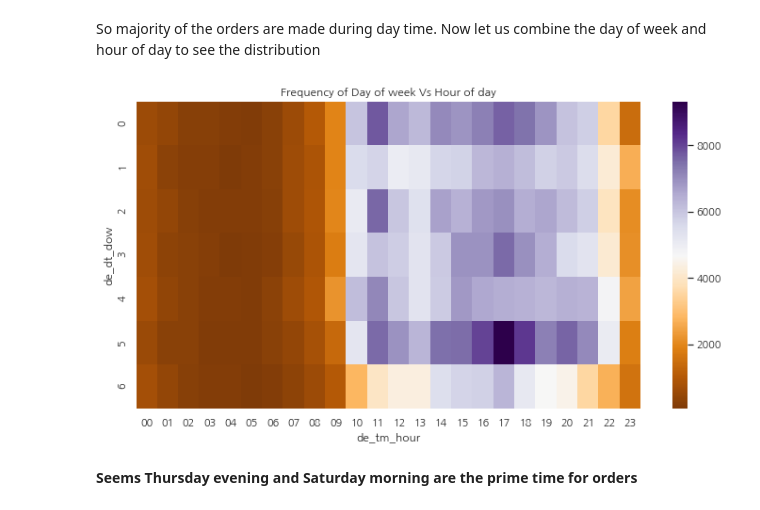
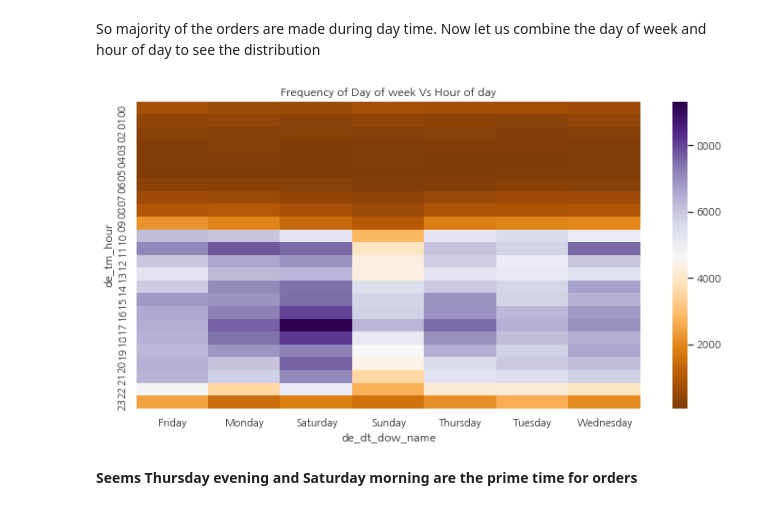
Before and after one commit to hojisu/recommendation-project, a Jupyter notebook: EDA-dayofweek-hour.ipynb, the cells around one changed output. Cells and saved outputs as stored; diff of their text form; code cells hidden in the pictures.

```diff
--- a/EDA-dayofweek-hour.ipynb
+++ b/EDA-dayofweek-hour.ipynb
@@ -55,0 +56,3 @@ Text(0.5, 1.0, 'Frequency of session by week day')
+# %%
+df_transaction['de_dt_dow'] = df_transaction.de_dt.dt.dayofweek
+df_transaction['de_dt_dow_name'] = df_transaction.de_dt.dt.weekday_name
@@ -93,15 +81,15 @@ Text(0.5, 1.0, 'Frequency of order by hour of day')
 # %% [markdown]
 So majority of the orders are made during day time. Now let us combine the day of week and hour of day to see the distribution
 # %%
-grouped_df = df_transaction.groupby(["de_dt_dow", "de_tm_hour"])["buy_ct"].aggregate("count").reset_index()
-grouped_df = grouped_df.pivot('de_dt_dow', 'de_tm_hour', 'buy_ct')
+grouped_df = df_transaction.groupby(["de_dt_dow_name", "de_tm_hour"])["buy_ct"].aggregate("count").reset_index()
+grouped_df = grouped_df.pivot('de_dt_dow_name', 'de_tm_hour', 'buy_ct').T
 
 plt.figure(figsize=(12, 6))
 sns.heatmap(grouped_df, cmap='PuOr')
 plt.title("Frequency of Day of week Vs Hour of day")
 plt.show()
 # %% [output]
-[figure, old version]
+[figure, new version]
 # %% [markdown]
 **Seems Thursday evening and Saturday morning are the prime time for orders**
 # %%
```
Also changed, not shown: parts of 19 cells of this notebook, 1 other file.
